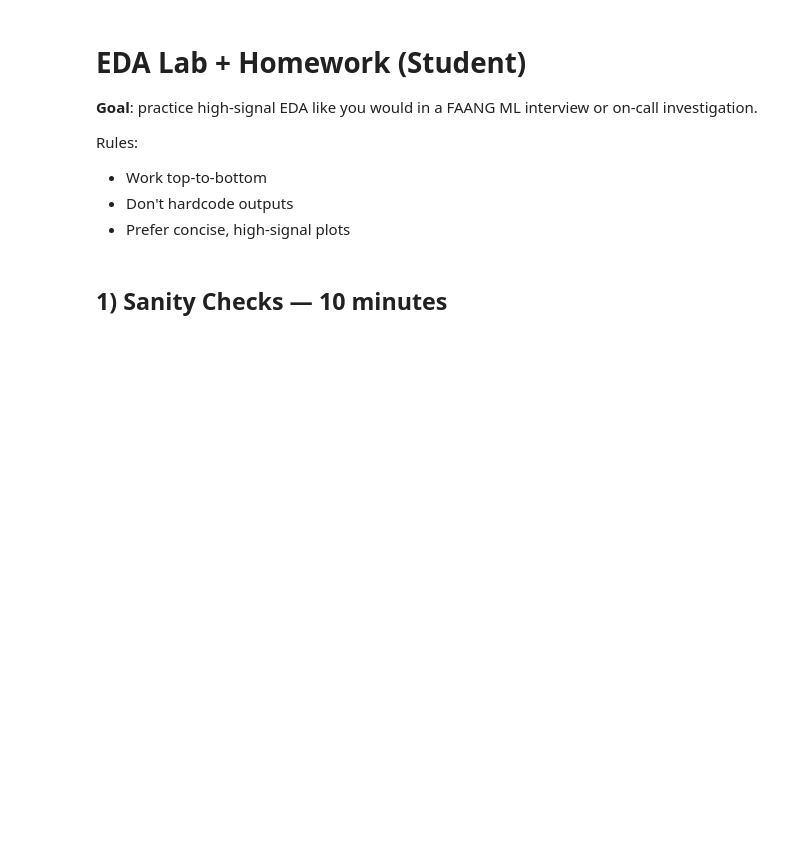
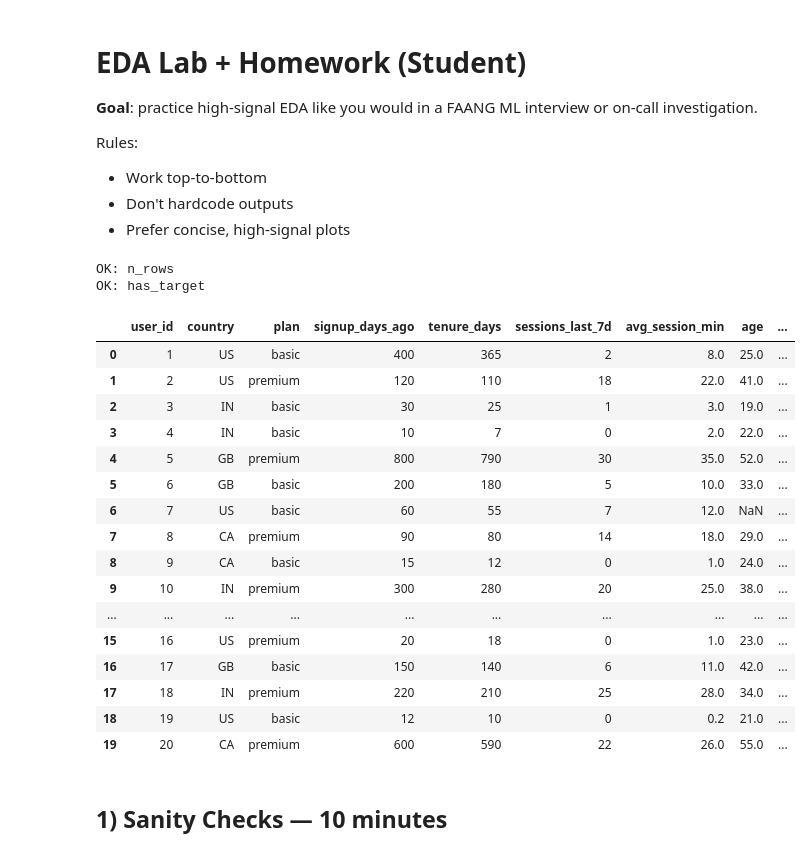
Before and after one commit to super30admin/EDA, a Jupyter notebook: eda_student_lab.ipynb, the cells around one changed output. Saved outputs shown, nothing was run; the diff lists cells and outputs as text; code cells hidden in the pictures; blank space fills up the shorter version.

```diff
--- a/eda_student_lab.ipynb
+++ b/eda_student_lab.ipynb
@@ -20,34 +20,54 @@ def check(name: str, cond: bool):
 
 rng = np.random.default_rng(0)
 
 # Offline dataset (embedded CSV). Synthetic but realistic pitfalls: missingness, heavy tails, leakage-like columns.
 CSV = """user_id,country,plan,signup_days_ago,tenure_days,sessions_last_7d,avg_session_min,age,discount_pct,last_payment_failed,churned,refund_after_churn_flag
 1,US,basic,400,365,2,8.0,25,0.0,0,0,0
 2,US,premium,120,110,18,22.0,41,10.0,0,0,0
 3,IN,basic,30,25,1,3.0,19,0.0,1,1,1
 4,IN,basic,10,7,0,2.0,22,0.0,1,0,0
 5,GB,premium,800,790,30,35.0,52,15.0,0,0,0
 6,GB,basic,200,180,5,10.0,33,,1,1,1
 7,US,basic,60,55,7,12.0,,0.0,0,0,0
 8,CA,premium,90,80,14,18.0,29,5.0,0,0,0
 9,CA,basic,15,12,0,1.0,24,0.0,1,1,1
 10,IN,premium,300,280,20,25.0,38,20.0,0,0,0
 11,US,premium,5,3,0,0.5,27,0.0,1,1,1
 12,GB,premium,45,40,9,15.0,31,0.0,0,0,0
 13,US,basic,500,490,1,6.0,47,0.0,0,0,0
 14,IN,basic,75,70,4,9.0,28,0.0,0,0,0
 15,CA,basic,365,360,3,7.0,36,0.0,0,0,0
 16,US,premium,20,18,0,1.0,23,0.0,1,1,1
 17,GB,basic,150,140,6,11.0,42,0.0,0,0,0
 18,IN,premium,220,210,25,28.0,34,25.0,0,0,0
 19,US,basic,12,10,0,0.2,21,0.0,1,1,1
 20,CA,premium,600,590,22,26.0,55,0.0,0,0,0
 """
 
 df = pd.read_csv(io.StringIO(CSV))
 check('n_rows', df.shape[0] == 20)
 check('has_target', 'churned' in df.columns)
-df.head()
+df
+# %% [output]
+OK: n_rows
+OK: has_target
+|  | user_id | country | plan | signup_days_ago | tenure_days | sessions_last_7d | avg_session_min | age | ... |
+| 0 | 1 | US | basic | 400 | 365 | 2 | 8.0 | 25.0 | ... |
+| 1 | 2 | US | premium | 120 | 110 | 18 | 22.0 | 41.0 | ... |
+| 2 | 3 | IN | basic | 30 | 25 | 1 | 3.0 | 19.0 | ... |
+| 3 | 4 | IN | basic | 10 | 7 | 0 | 2.0 | 22.0 | ... |
+| 4 | 5 | GB | premium | 800 | 790 | 30 | 35.0 | 52.0 | ... |
+| 5 | 6 | GB | basic | 200 | 180 | 5 | 10.0 | 33.0 | ... |
+| 6 | 7 | US | basic | 60 | 55 | 7 | 12.0 | NaN | ... |
+| 7 | 8 | CA | premium | 90 | 80 | 14 | 18.0 | 29.0 | ... |
+| 8 | 9 | CA | basic | 15 | 12 | 0 | 1.0 | 24.0 | ... |
+| 9 | 10 | IN | premium | 300 | 280 | 20 | 25.0 | 38.0 | ... |
+| ... | ... | ... | ... | ... | ... | ... | ... | ... | ... |
+| 15 | 16 | US | premium | 20 | 18 | 0 | 1.0 | 23.0 | ... |
+| 16 | 17 | GB | basic | 150 | 140 | 6 | 11.0 | 42.0 | ... |
+| 17 | 18 | IN | premium | 220 | 210 | 25 | 28.0 | 34.0 | ... |
+| 18 | 19 | US | basic | 12 | 10 | 0 | 0.2 | 21.0 | ... |
+| 19 | 20 | CA | premium | 600 | 590 | 22 | 26.0 | 55.0 | ... |
 # %% [markdown]
 ## 1) Sanity Checks — 10 minutes
 # %% [markdown]
```
Also changed, not shown: parts of 10 cells of this notebook.
